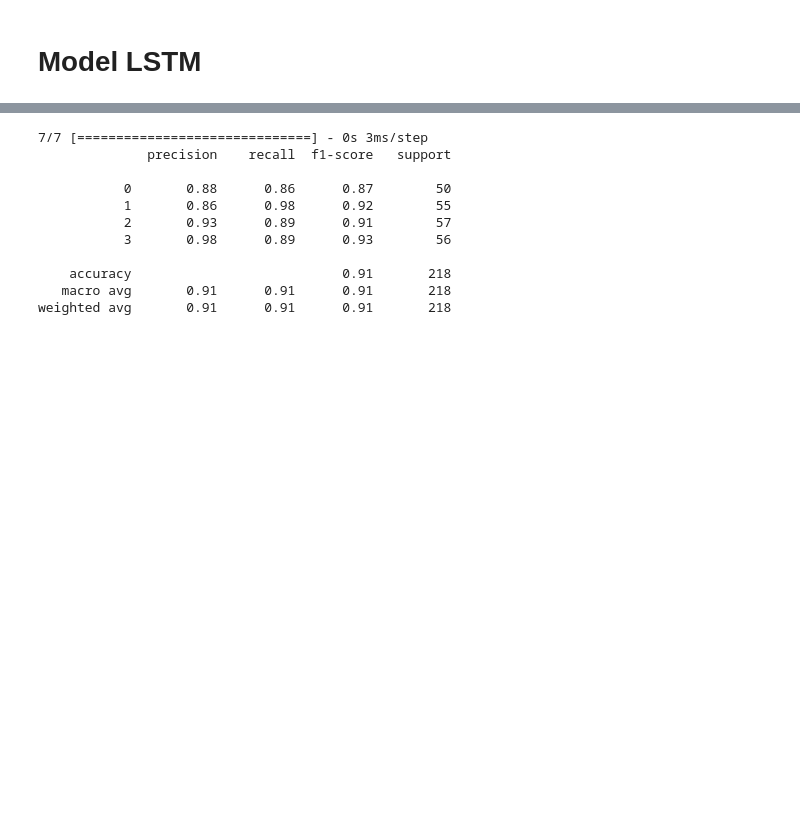
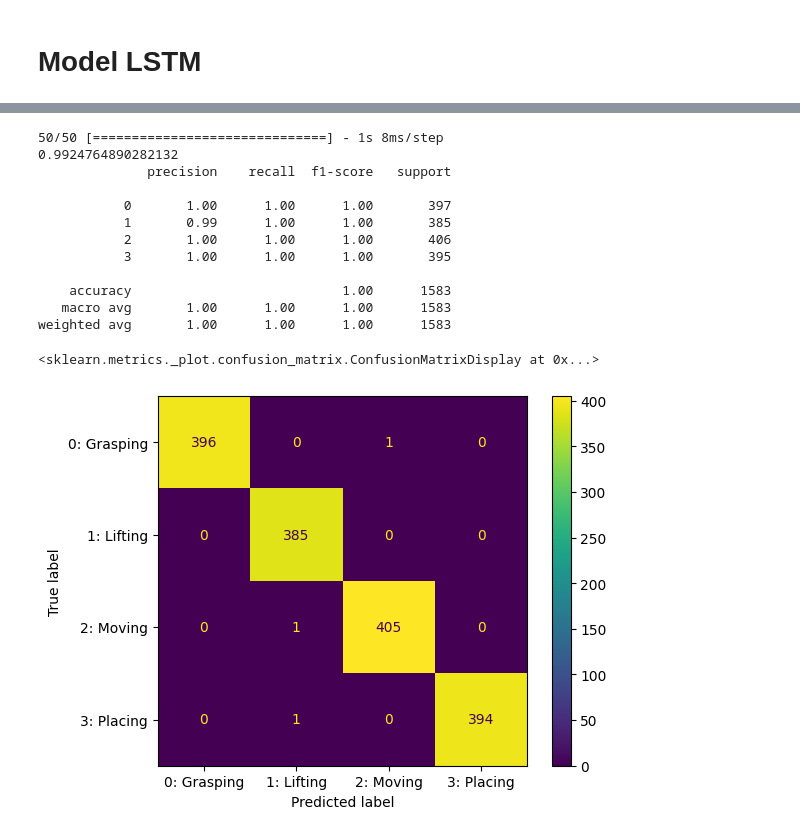
Before and after one commit to panomwat-w/human_intent_recognition, a Jupyter notebook: model.ipynb, the cells around one changed output, grey strips where cells are left out. Saved outputs shown, nothing was run; the diff lists cells and outputs as text; code cells hidden in the pictures; blank space fills up the shorter version.

```diff
--- a/model.ipynb
+++ b/model.ipynb
@@ -297,20 +325,33 @@ Test loss 0.3147066533565521
 # %%
 from sklearn.metrics import classification_report
 
+threshold = 0.8
 y_pred = model.predict(X_test)
-y_pred_bool = np.argmax(y_pred, axis=1)
-y_test_bool = np.argmax(y_test, axis=1)
+cond = y_pred.max(axis=1)>threshold
+print(cond.mean())
+y_pred_bool = np.argmax(y_pred[cond], axis=1)
+y_test_bool = np.argmax(y_test[cond], axis=1)
 
 print(classification_report(y_test_bool, y_pred_bool))
 # %% [output]
-7/7 [==============================] - 0s 3ms/step
+50/50 [==============================] - 1s 8ms/step
+0.9924764890282132
               precision    recall  f1-score   support
 
-           0       0.88      0.86      0.87        50
-           1       0.86      0.98      0.92        55
-           2       0.93      0.89      0.91        57
-           3       0.98      0.89      0.93        56
+           0       1.00      1.00      1.00       397
+           1       0.99      1.00      1.00       385
+           2       1.00      1.00      1.00       406
+           3       1.00      1.00      1.00       395
 
-    accuracy                           0.91       218
-   macro avg       0.91      0.91      0.91       218
-weighted avg       0.91      0.91      0.91       218
+    accuracy                           1.00      1583
+   macro avg       1.00      1.00      1.00      1583
+weighted avg       1.00      1.00      1.00      1583
+# %%
+from sklearn.metrics import ConfusionMatrixDisplay
+ConfusionMatrixDisplay.from_predictions(y_test_bool,
+                                        y_pred_bool,
+                                        display_labels=["0: Grasping","1: Lifting","2: Moving","3: Placing"],
+                                        )
+# %% [output]
+<sklearn.metrics._plot.confusion_matrix.ConfusionMatrixDisplay at 0x...>
+[figure, added]
```
Also changed, not shown: parts of 21 cells of this notebook, 15 other files.
